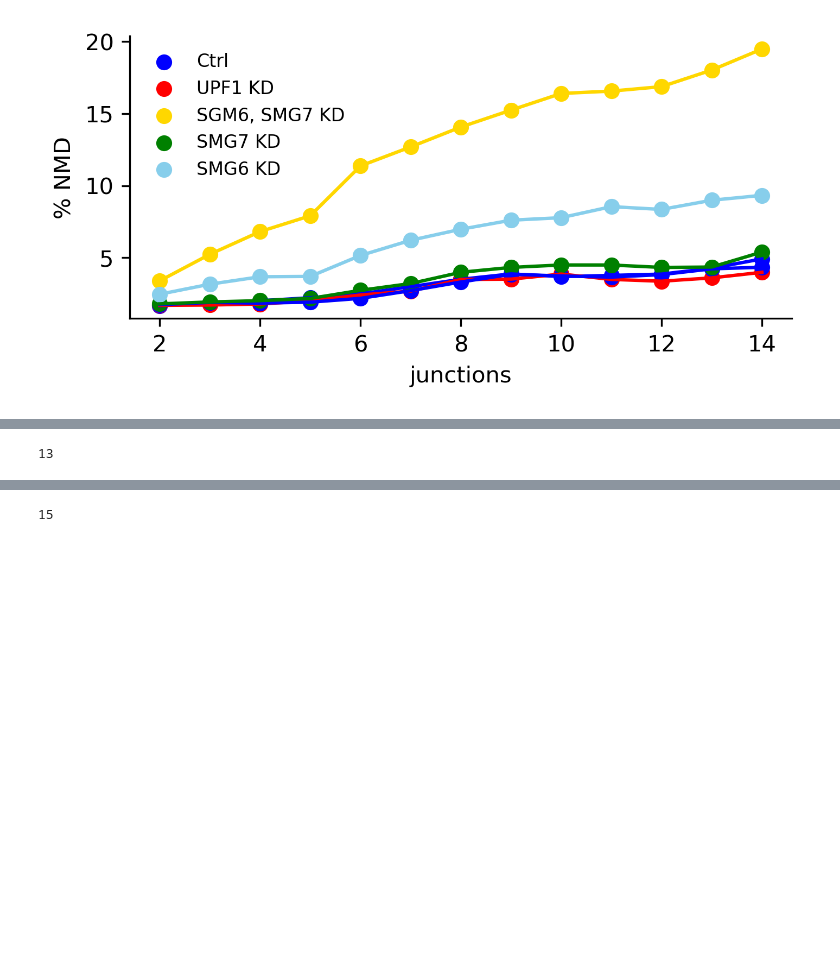
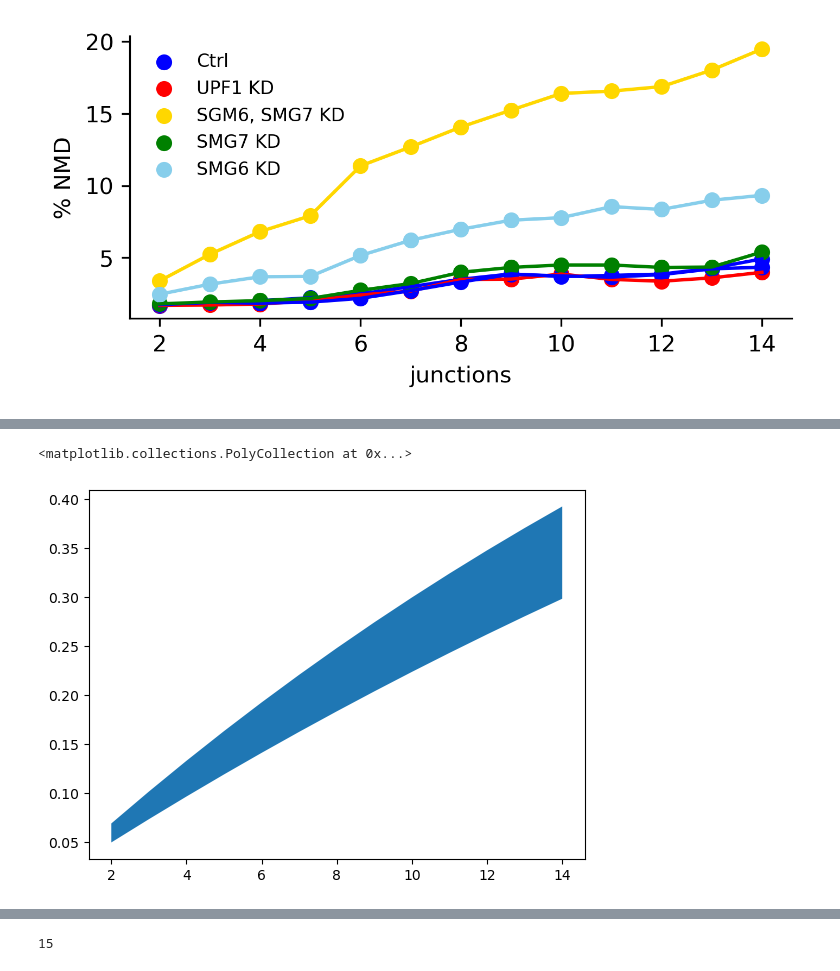
Before and after one commit to bfairkun/ChromatinSplicingQTLs, a Jupyter notebook: analysis/20230413_Fig1_long_reads.ipynb, the cells around one changed output, grey strips where cells are left out. Cells and saved outputs as stored; diff of their text form; code cells hidden in the pictures; blank space fills up the shorter version.

```diff
--- a/analysis/20230413_Fig1_long_reads.ipynb
+++ b/analysis/20230413_Fig1_long_reads.ipynb
@@ -666,4 +738,6 @@ plt.savefig('../code/manuscript_plots/Fig1.long_reads.subsampled_both.png', dpi=
 # %%
-len(smg_NMD_reads[1:14])
+x = np.arange(2, 15)
+plt.fill_between(range(2, 15), 1-binom.pmf(0, x, 0.025), 1-binom.pmf(0, x, 0.035))
 # %% [output]
-13
+<matplotlib.collections.PolyCollection at 0x...>
+[figure, added]
```
Also changed, not shown: parts of 26 cells of this notebook, 7 other files.
